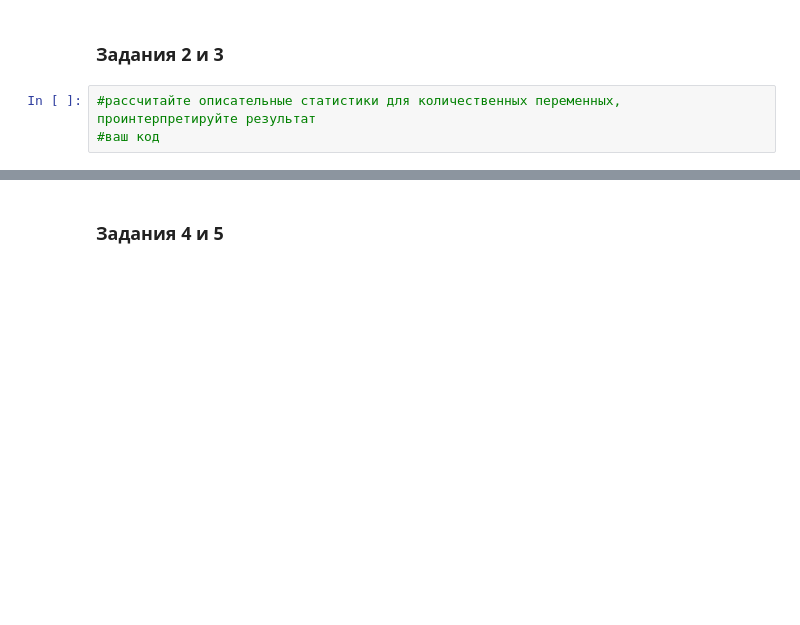
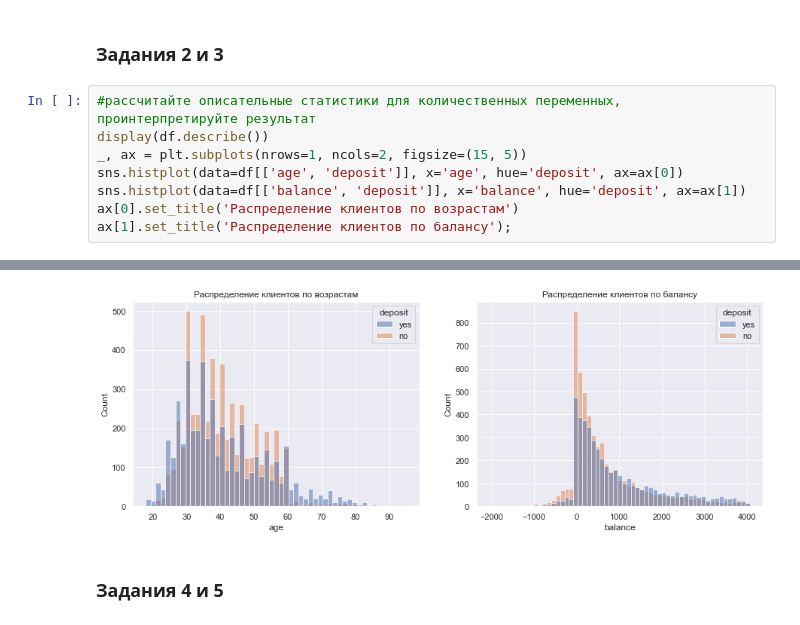
Before and after one commit to hoittoken/Python, a Jupyter notebook: Py/project_4/Project_4_ML.ipynb, the cells around one changed output, grey strips where cells are left out. Saved outputs shown, nothing was run; the diff lists cells and outputs as text; blank space fills up the shorter version.

```diff
--- a/Py/project_4/Project_4_ML.ipynb
+++ b/Py/project_4/Project_4_ML.ipynb
@@ -62,4 +118,10 @@ df = pd.read_csv('bank_fin.csv', sep = ';')
 ### Задания 2 и 3
 # %%
 #рассчитайте описательные статистики для количественных переменных, проинтерпретируйте результат
-#ваш код
+display(df.describe())
+_, ax = plt.subplots(nrows=1, ncols=2, figsize=(15, 5))
+sns.histplot(data=df[['age', 'deposit']], x='age', hue='deposit', ax=ax[0])
+sns.histplot(data=df[['balance', 'deposit']], x='balance', hue='deposit', ax=ax[1])
+ax[0].set_title('Распределение клиентов по возрастам')
+ax[1].set_title('Распределение клиентов по балансу');
+# %% [output]
@@ -66,3 +137,4 @@ df = pd.read_csv('bank_fin.csv', sep = ';')
+[figure, added]
 # %% [markdown]
 ### Задания 4 и 5
 # %%
```
Also changed, not shown: parts of 29 cells of this notebook.
